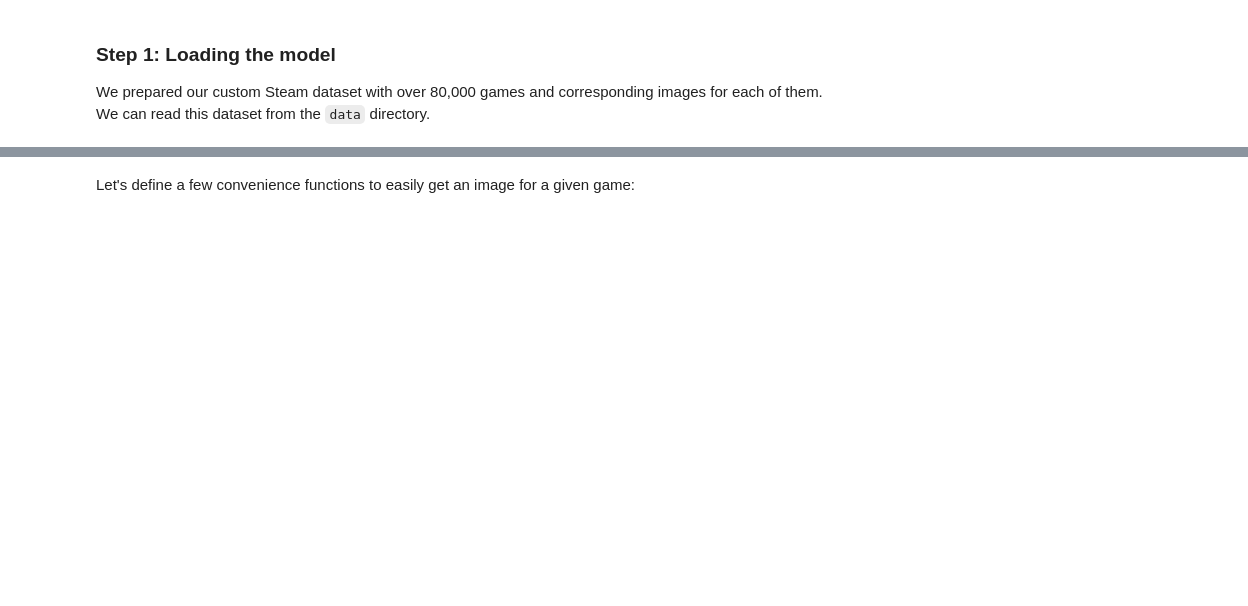
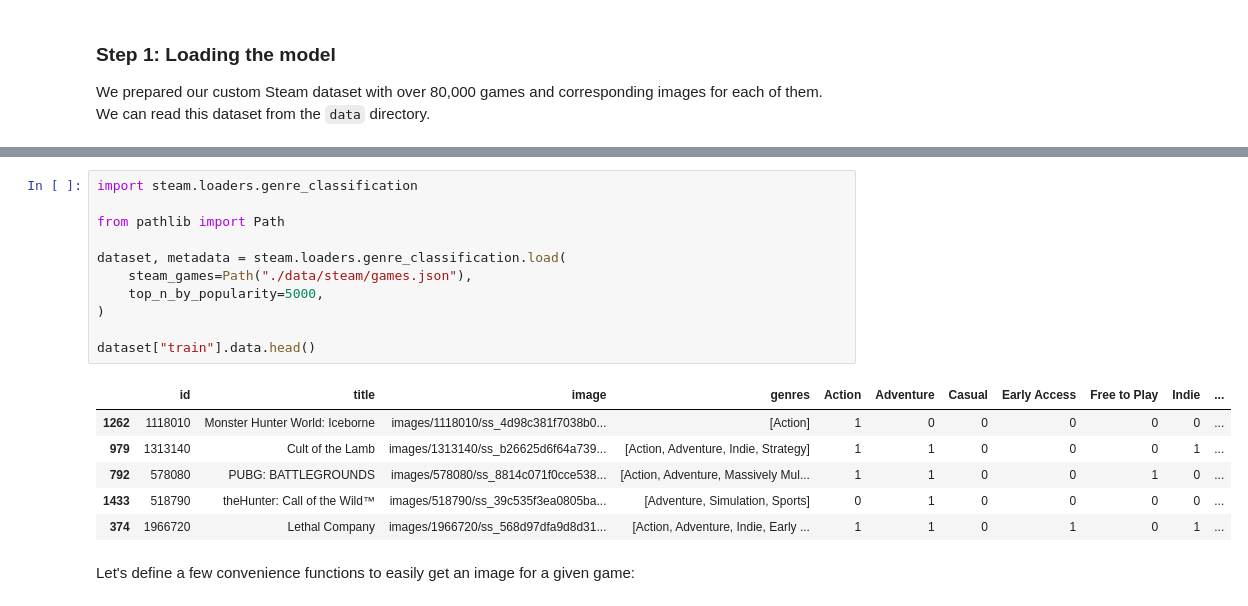
Before and after one commit to zsparal/machine-learning, a Jupyter notebook: src/games/steam_genres lora.ipynb, the cells around one changed output, grey strips where cells are left out. Cells and saved outputs as stored; diff of their text form; blank space fills up the shorter version.

```diff
--- a/src/games/steam_genres lora.ipynb
+++ b/src/games/steam_genres lora.ipynb
@@ -71,2 +18,20 @@ df.head()
+# %%
+import steam.loaders.genre_classification
+
+from pathlib import Path
+
+dataset, metadata = steam.loaders.genre_classification.load(
+    steam_games=Path("./data/steam/games.json"),
+    top_n_by_popularity=5000,
+)
+
+dataset["train"].data.head()
+# %% [output]
+|  | id | title | image | genres | Action | Adventure | Casual | Early Access | Free to Play | Indie | ... |
+| 1262 | 1118010 | Monster Hunter World: Iceborne | images/1118010/ss_4d98c381f7038b0... | [Action] | 1 | 0 | 0 | 0 | 0 | 0 | ... |
+| 979 | 1313140 | Cult of the Lamb | images/1313140/ss_b26625d6f64a739... | [Action, Adventure, Indie, Strategy] | 1 | 1 | 0 | 0 | 0 | 1 | ... |
+| 792 | 578080 | PUBG: BATTLEGROUNDS | images/578080/ss_8814c071f0cce538... | [Action, Adventure, Massively Mul... | 1 | 1 | 0 | 0 | 1 | 0 | ... |
+| 1433 | 518790 | theHunter: Call of the Wild™ | images/518790/ss_39c535f3ea0805ba... | [Adventure, Simulation, Sports] | 0 | 1 | 0 | 0 | 0 | 0 | ... |
+| 374 | 1966720 | Lethal Company | images/1966720/ss_568d97dfa9d8d31... | [Action, Adventure, Indie, Early ... | 1 | 1 | 0 | 1 | 0 | 1 | ... |
 # %% [markdown]
 Let's define a few convenience functions to easily get an image for a given game:
```
Also changed, not shown: parts of 11 cells of this notebook, 19 other files.
